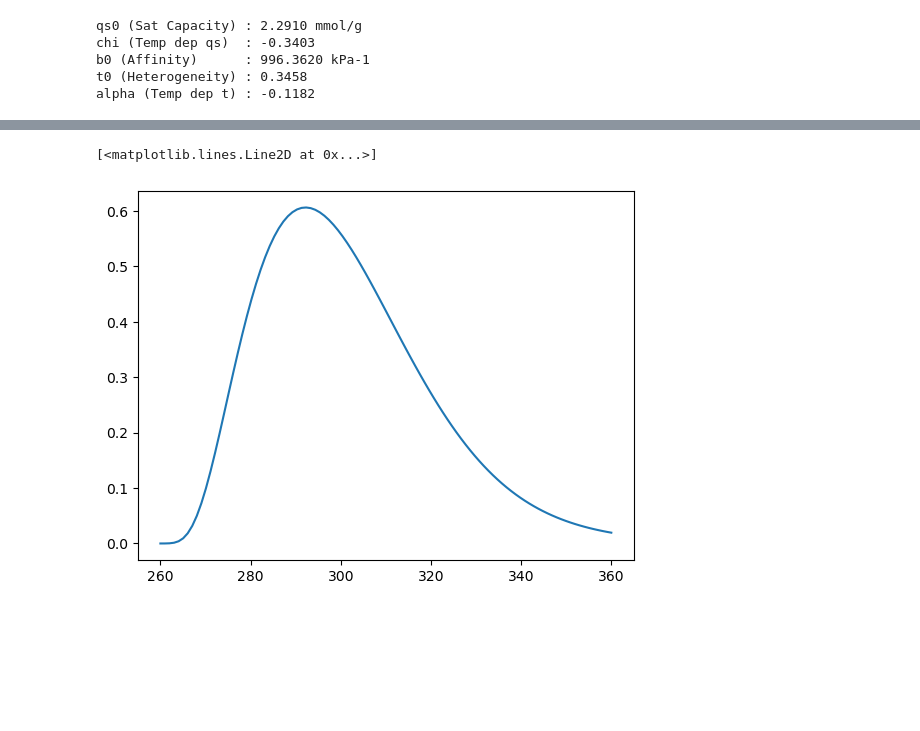
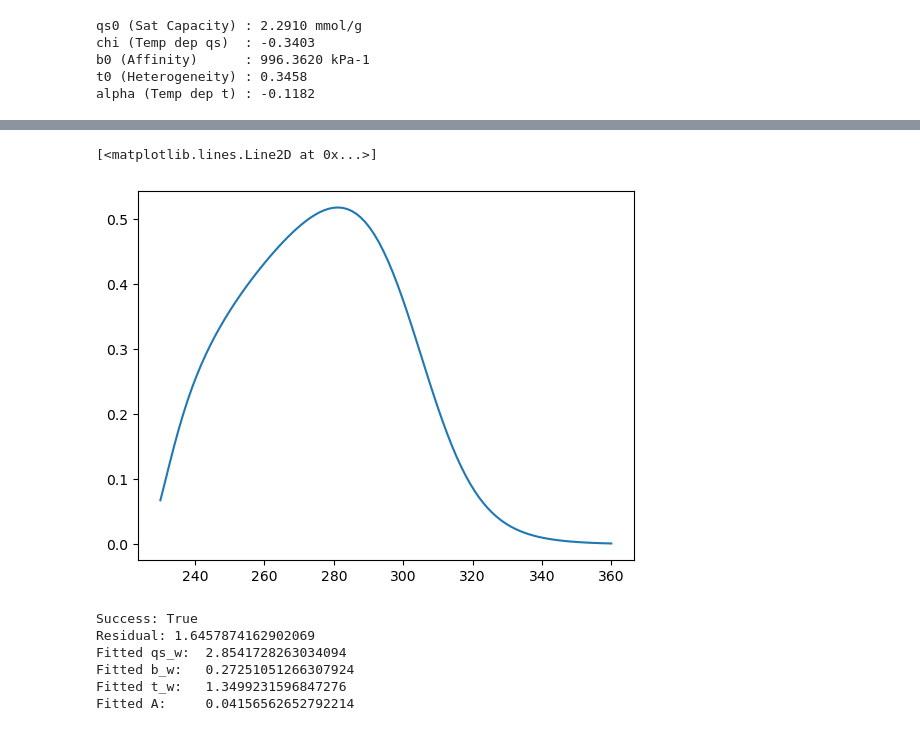
Before and after one commit to jenrpatterson/DAC-Project, a Jupyter notebook: In Progress/Grossman25.ipynb, the cells around one changed output, grey strips where cells are left out. Drawn from its saved outputs; the diff is of its cells as text; code cells hidden in the pictures; blank space fills up the shorter version.

```diff
--- a/In Progress/Grossman25.ipynb
+++ b/In Progress/Grossman25.ipynb
@@ -650,19 +2113,19 @@ plt.plot(T,test)
 [figure]
 # %%
-T = np.linspace(260,360,100)
+T = np.linspace(230,360,100)
 T0 = 298.15 # K
 p_Co2 = 420/1000000 * (101.325) # ppm to kPa
 
-qs0 = 3.6891
-chi = 5.0000
-b0 = 44.1601
-t0 = 0.3217
-alpha = 1.9151
-dH = -68300
+qs0 = 0.8934
+chi = -4.3210
+b0 = 57.9373
+t0 = 0.5820
+alpha = 1.5954
+dH = -119600
 
 test = toth_isotherm(p_Co2, T)
 
 plt.plot(T,test)
 # %% [output]
 [<matplotlib.lines.Line2D at 0x...>]
-[figure, old version]
+[figure, new version]
@@ -668,0 +2154,49 @@ plt.plot(T,test)
+# %%
+# Dry Toth parameters
+qs0 = 3.3284
+chi = -3.0860
+b0 = 76.0440
+dH = -53970
+t0 = 0.3436
+alpha = -1.2472
+T0 = 313  # Reference temperature for Toth
+
+# GAB parameters
+q_m = 2.117
+c0 = 8.0467e-13
+k0 = 0.33005
+dH_C = -79157.49
+dH_K = 0
+
+JL_WADST = pd.read_csv('JL_co2h2o_pts.csv')
+P_h2o_JL = JL_WADST['pH2O (bar)'].values * 100
+P_co2_JL = JL_WADST['pCO2 (bar)'].values * 100
+T_JL = JL_WADST['Temp (K)'].values
+y_co2_JL = JL_WADST['CO2 Adsorption (mmol/g)'].values
+
+RH_JL = get_RH(T_JL, P_h2o_JL)
+q_h2o_JL = gab_isotherm(RH_JL, T_JL)
+
+# Fitting
+x0 = [3.0, 0.1, 0.5, 0.5]
+
+results = least_squares(
+    residuals_WADST,
+    x0,
+    args=(P_co2_JL, q_h2o_JL, y_co2_JL, T_JL),
+    bounds=([0, 0, 0.01, 0], [np.inf, np.inf, np.inf, np.inf])
+)
+
+print("Success:", results.success)
+print("Residual:", sum(results.fun**2))
+print("Fitted qs_w: ", results.x[0])
+print("Fitted b_w:  ", results.x[1])
+print("Fitted t_w:  ", results.x[2])
+print("Fitted A:    ", results.x[3])
+# %% [output]
+Success: True
+Residual: 1.6457874162902069
+Fitted qs_w:  2.8541728263034094
+Fitted b_w:   0.27251051266307924
+Fitted t_w:   1.3499231596847276
+Fitted A:     0.04156562652792214
```
Also changed, not shown: parts of 36 cells of this notebook, 8 other files.
